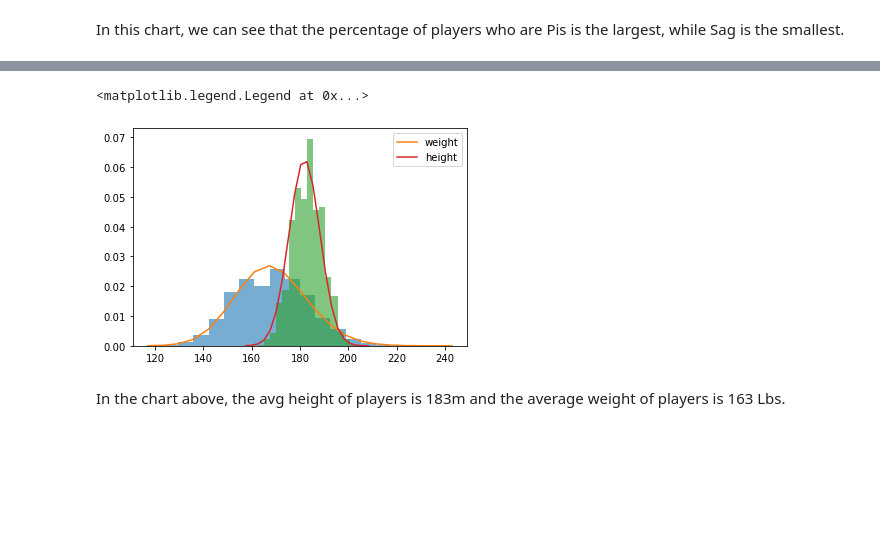
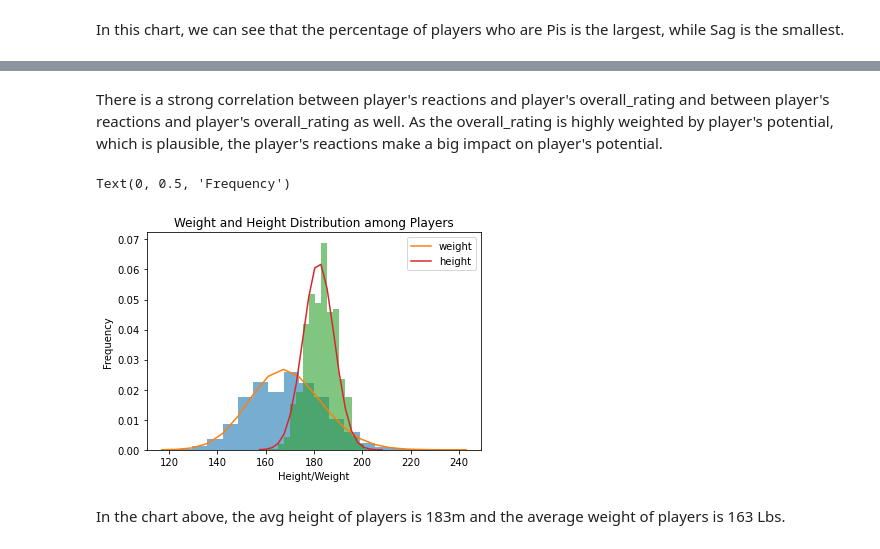
Before and after one commit to minhtutruong712/European-Soccer-Dataset, a Jupyter notebook: European_soccer_analysis.ipynb, the cells around one changed output, grey strips where cells are left out. Saved outputs shown, nothing was run; the diff lists cells and outputs as text; code cells hidden in the pictures; blank space fills up the shorter version.

```diff
--- a/European_soccer_analysis.ipynb
+++ b/European_soccer_analysis.ipynb
@@ -299,7 +250,8 @@ memory usage: 605.0+ KB
 df3['birthday'] = pd.to_datetime(df3['birthday'])
 # %%
-import datetime
+
 def get_zodiac_of_date(date):
+    """require date of birth to return zodiac sign"""
     zodiacs = [(120, 'Cap'), (218, 'Aqu'), (320, 'Pis'), (420, 'Ari'), (521, 'Tau'),
            (621, 'Gem'), (722, 'Can'), (823, 'Leo'), (923, 'Vir'), (1023, 'Lib'),
            (1122, 'Sco'), (1222, 'Sag'), (1231, 'Cap')]
@@ -320,16 +305,22 @@ In this chart, we can see that the percentage of players who are Pis is the larg
+# %% [markdown]
+There is a strong correlation between player's reactions and player's overall_rating and between player's reactions and player's overall_rating as well. As the overall_rating is highly weighted by player's potential, which is plausible, the player's reactions make a big impact on player's potential.
 # %%
 def pdfDistribution(arr):
+    """Create function to plot the hist distribution combined with its best fit line - skew distribution"""
     _,bins,_ = plt.hist(arr, 20, density = True, alpha =0.6)
     a, loc, scale = stats.skewnorm.fit(arr)
     best_fit_line = stats.skewnorm.pdf(bins, a, loc, scale)
     return plt.plot(bins, best_fit_line)
 
 pdfDistribution(df3['weight'])
 pdfDistribution(df3['height'])
 plt.legend(['weight', 'height'])
+plt.title('Weight and Height Distribution among Players')
+plt.xlabel('Height/Weight')
+plt.ylabel('Frequency')
 # %% [output]
-<matplotlib.legend.Legend at 0x...>
+Text(0, 0.5, 'Frequency')
-[figure, old version]
+[figure, new version]
 # %% [markdown]
 In the chart above, the avg height of players is 183m and the average weight of players is 163 Lbs.
 # %% [markdown]
```
Also changed, not shown: parts of 30 cells of this notebook, 1 other file.
